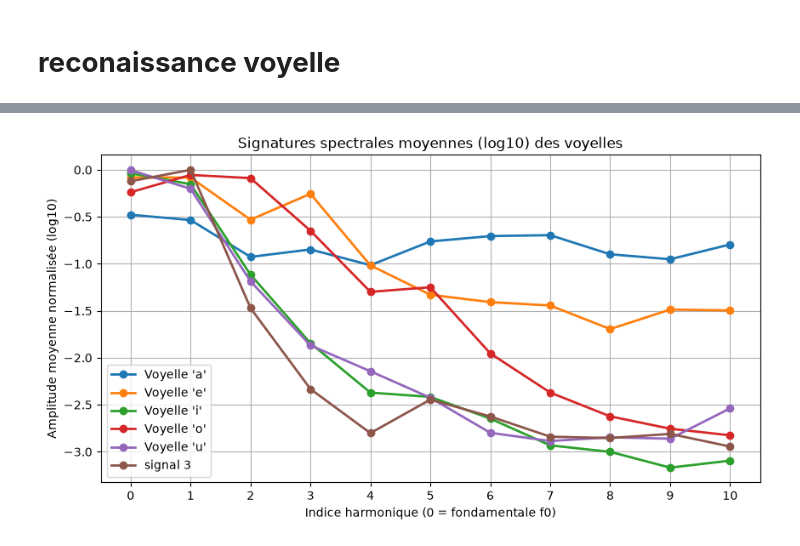
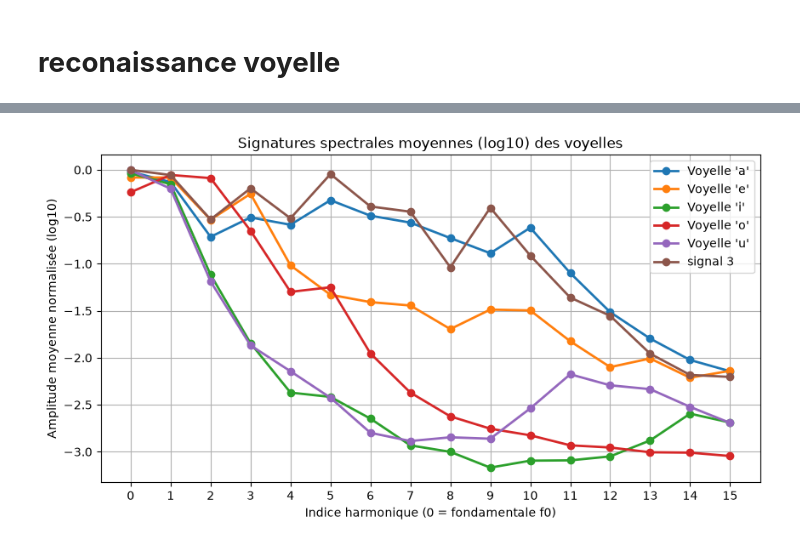
Before and after one commit to Adell-T/Projet-detection-voyelles, a Jupyter notebook: voyelle.ipynb, the cells around one changed output, grey strips where cells are left out. Cells and saved outputs as stored; diff of their text form; code cells hidden in the pictures.

Commit message:
calcul vecteurs avec centrage des signaux

```diff
--- a/voyelle.ipynb
+++ b/voyelle.ipynb
@@ -10,8 +10,10 @@ from plotly import express as px
 import matplotlib.pyplot as plt
 import scipy as signal
 # %%
-signal_dict = np.load('data partie 2/apprentissage/o_4.npz') # signal_dict est un dictionnaire
+signal_dict = np.load('data partie 2/apprentissage/o_2.npz') # signal_dict est un dictionnaire
 s = signal_dict['s'] # extraction du signal utile
 t = signal_dict['t']
 # %%
-#plt.plot(t,s)
+s_centre = s - np.mean(s)
+plt.plot(t,s)
+plt.plot(t,s_centre)
@@ -18,5 +23,5 @@ t = signal_dict['t']
 # %%
-nu, S = san.trans_fourier(s, t)
+nu, S = san.trans_fourier(s_centre, t)
 
 spectre = np.abs(S)
 
@@ -62,6 +67,8 @@ def vect_signal(chemin, H):
     dat = np.load(chemin)
     s = dat['s']
     t = dat['t']
+
+    s = s - np.mean(s) # centrage du signal
 
     # Calcul du spectre et normalisation
     nu, sig = san.trans_fourier(s, t)
@@ -87,6 +94,6 @@ print(vect_signal('/Users/adel/Documents/code/SAN/Projet SAN/data partie 2/etude
 # %%
 voyelles = ['a', 'e', 'i', 'o', 'u']
-H = 10  # Nombre d'harmoniques (vecteur final de dimension H + 1)
+H = 15  # Nombre d'harmoniques (vecteur final de dimension H + 1)
 nb_sons = 5
 
 base_apprentissage = {}
@@ -102,6 +109,8 @@ for v in voyelles:
         dat = np.load(f'data partie 2/apprentissage/{v}_{i}.npz')
         s = dat['s']
         t = dat['t']
+
+        s = s - np.mean(s) # centrage du signal
 
         # Calcul du spectre et normalisation
         nu, sig = san.trans_fourier(s, t)
@@ -122,58 +131,33 @@ for v in voyelles:
         # Stockage en échelle logarithmique (base 10)
         vecteurs[i - 1, :] = np.log10(peak_amplitudes)
 
     # Calcul et sauvegarde du vecteur moyen pour la voyelle v
     base_apprentissage[v] = np.mean(vecteurs, axis=0)
 
     # Tracé du vecteur moyen
     plt.plot(
         indices,
         base_apprentissage[v],
         '-o',
         linewidth=2,
         label=f"Voyelle '{v}'",
     )
 
-dat = np.load('/Users/adel/Documents/code/SAN/Projet SAN/data partie 2/etude/BON_signal_3.npz')
-s = dat['s']
-t = dat['t']
-
-    # Calcul du spectre et normalisation
-nu, sig = san.trans_fourier(s, t)
-spectre = np.abs(sig)
-spectre_norm = spectre / np.max(spectre)
-
-    # Détection de f0 (vérifier l'ordre des arguments avec help(san.detect_fondamentale))
-f0 = san.detect_fondamentale(spectre_norm, nu)
-
-        # Création de la liste des H + 1 fréquences : [f0, 2*f0, ..., (H+1)*f0]
-freq_list = [k * f0 for k in range(1, H + 2)]
-
-        # Extraction des amplitudes des pics
-freq_peaks, peak_amplitudes = san.detect_pics(
-    spectre_norm, freq_list, nu
-        )
-
-        # Stockage en échelle logarithmique (base 10)
-vecteurs[i - 1, :] = np.log10(peak_amplitudes)
-
-    # Calcul et sauvegarde du vecteur moyen pour la voyelle v
-base_apprentissage[v] = np.mean(vecteurs, axis=0)
-
+#plot du signal d'etude 3
 plt.plot(
         indices,
-        vect_signal('/Users/adel/Documents/code/SAN/Projet SAN/data partie 2/etude/BON_signal_3.npz',10),
+        vect_signal('data partie 2/test/a_6.npz',H),
         '-o',
         linewidth=2,
         label="signal 3",
     )
 
 plt.title('Signatures spectrales moyennes (log10) des voyelles')
 plt.xlabel('Indice harmonique (0 = fondamentale f0)')
 plt.ylabel('Amplitude moyenne normalisée (log10)')
 plt.xticks(indices)
 plt.grid(True)
 plt.legend()
 plt.show()
 # %% [output]
-[figure, old version]
+[figure, new version]
```
Also changed, not shown: parts of 4 cells of this notebook, 2 other files.
